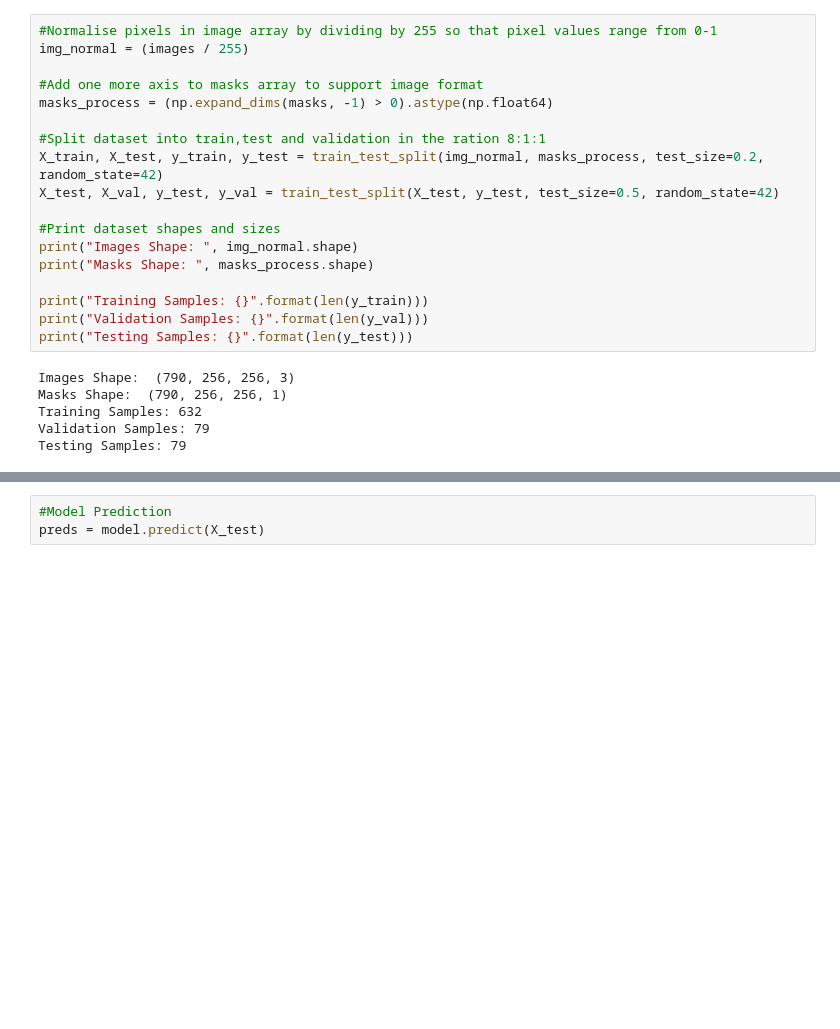
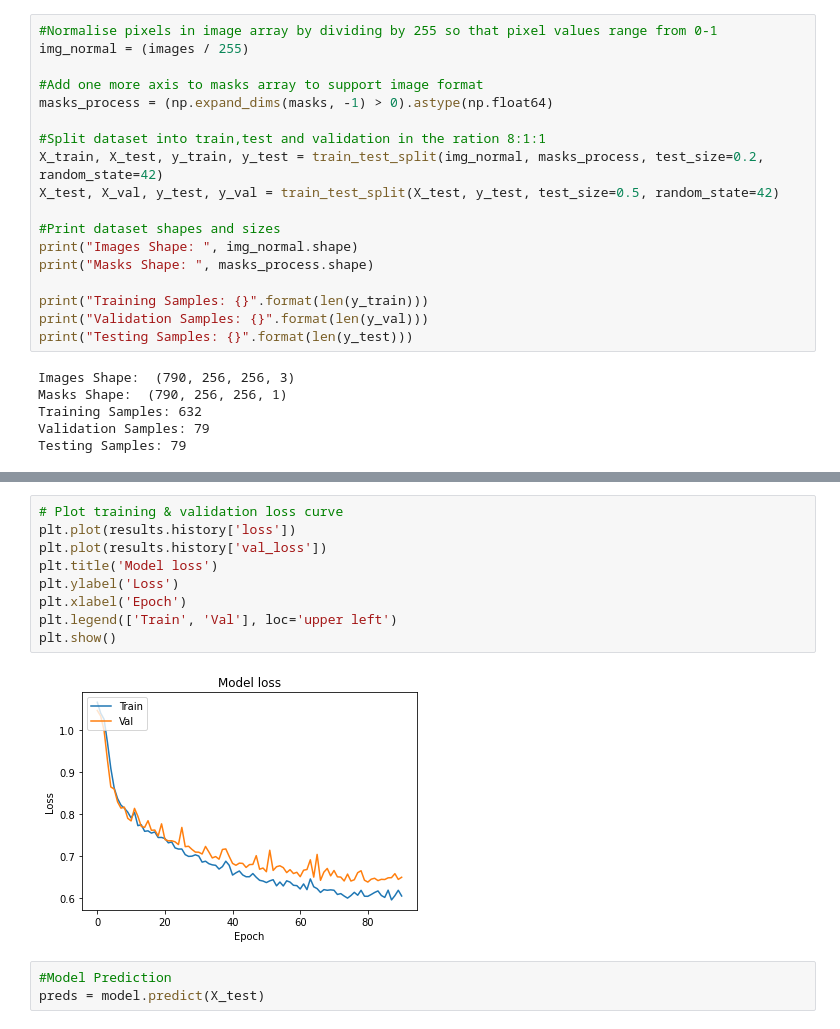
Before and after one commit to aishvellappally/Oil-Seep, a Jupyter notebook: oil_seep.ipynb, the cells around one changed output, grey strips where cells are left out. Saved outputs shown, nothing was run; the diff lists cells and outputs as text; blank space fills up the shorter version.

```diff
--- a/oil_seep.ipynb
+++ b/oil_seep.ipynb
@@ -238,3 +238,14 @@ Epoch 00100: val_loss did not improve from 0.63878
+# %%
+# Plot training & validation loss curve
+plt.plot(results.history['loss'])
+plt.plot(results.history['val_loss'])
+plt.title('Model loss')
+plt.ylabel('Loss')
+plt.xlabel('Epoch')
+plt.legend(['Train', 'Val'], loc='upper left')
+plt.show()
+# %% [output]
+[figure, added]
 # %%
 #Model Prediction
 preds = model.predict(X_test)
```
Also changed, not shown: parts of 5 cells of this notebook.
